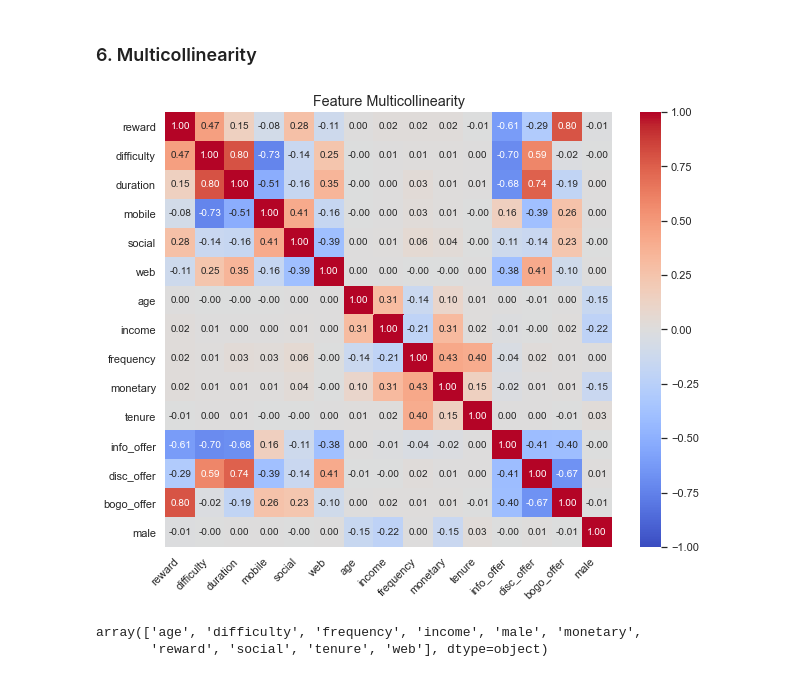
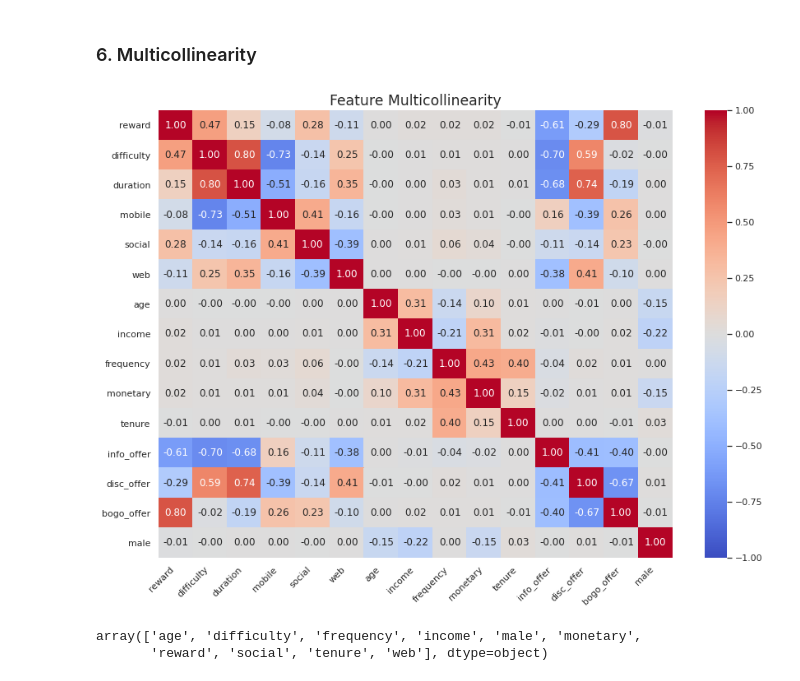
Before and after one commit to tri-bui/starbucks-segmentation, a Jupyter notebook: notebooks/3-modeling.ipynb, the cells around one changed output. Drawn from its saved outputs; the diff is of its cells as text; code cells hidden in the pictures.

```diff
--- a/notebooks/3-modeling.ipynb
+++ b/notebooks/3-modeling.ipynb
@@ -219,12 +224,12 @@ Test set: 0.5047140163419234
 # %% [markdown]
 ### <a id="prep6">6. Multicollinearity</a>
 # %%
-plt.figure(figsize=(10, 8))
+plt.figure(figsize=(14, 10))
 sns.heatmap(X_train.corr(), annot=True, vmin=-1, vmax=1, fmt='.2f', cmap='coolwarm')
 plt.title('Feature Multicollinearity', fontsize='x-large')
 plt.xticks(rotation=45, ha='right');
 # %% [output]
-[figure, old version]
+[figure, new version]
 # %%
 high_corr = ['duration', 'mobile', 'info_offer', 'disc_offer', 'bogo_offer']
 low_corr_feats = np.setdiff1d(X_train.columns, high_corr)
```
Also changed, not shown: parts of 60 cells of this notebook, 4 other files.
